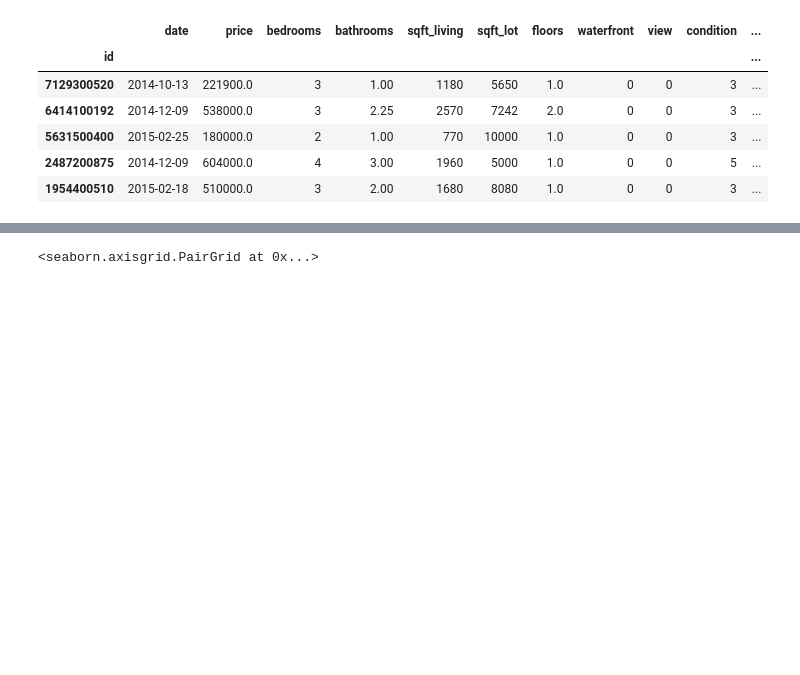
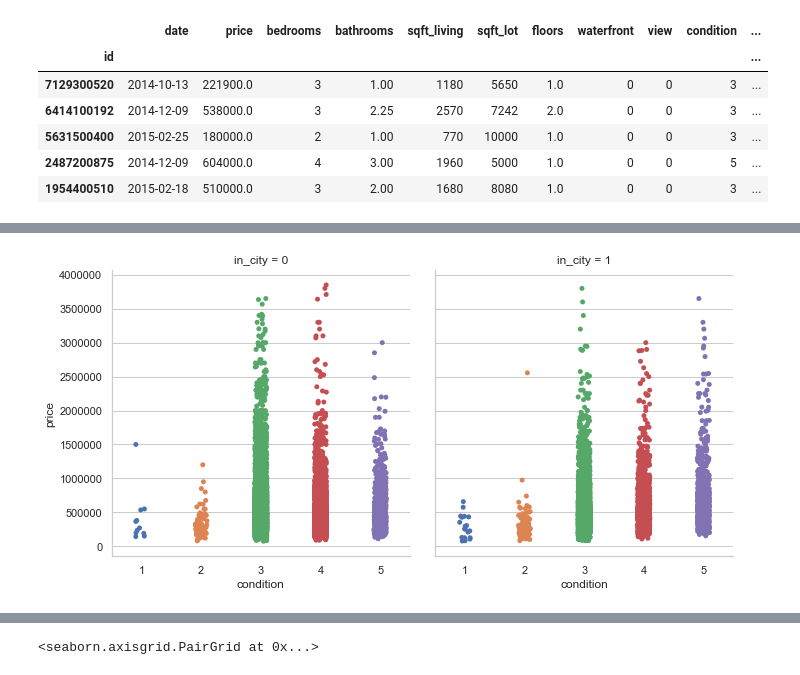
Before and after one commit to kiryl-p/mod4_mini_proj, a Jupyter notebook: mod4_miniproj.ipynb, the cells around one changed output, grey strips where cells are left out. Cells and saved outputs as stored; diff of their text form; code cells hidden in the pictures; blank space fills up the shorter version.

```diff
--- a/mod4_miniproj.ipynb
+++ b/mod4_miniproj.ipynb
@@ -48,6 +48,10 @@ dFrame['living/lot_ratio']= dFrame['sqft_living']/dFrame['sqft_lot']
 dFrame['cond_x_grade']= dFrame['condition']*dFrame['grade']
 # %%
 dFrame['baths+beds']= dFrame['bathrooms'] + dFrame['bedrooms']
+# %%
+sns.catplot(data= dFrame, x='condition', y= 'price', col= 'in_city');
+# %% [output]
+[figure, added]
 # %%
 dFrame.describe()
 # %% [output]
```
Also changed, not shown: parts of 15 cells of this notebook.
